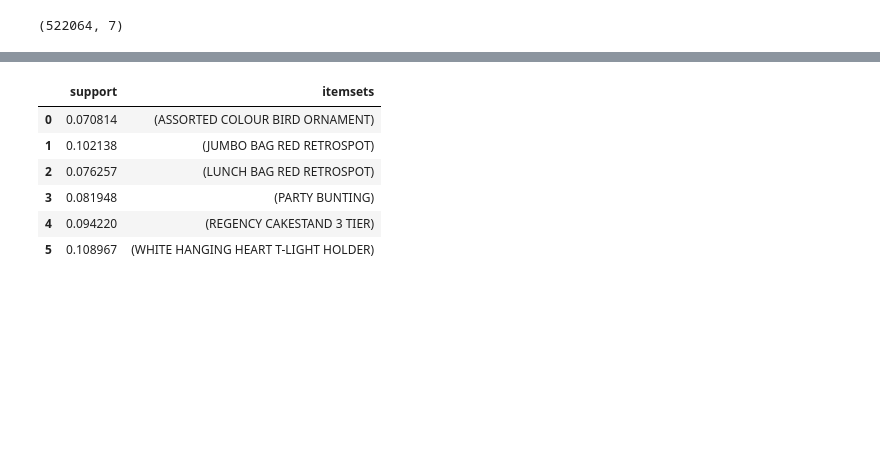
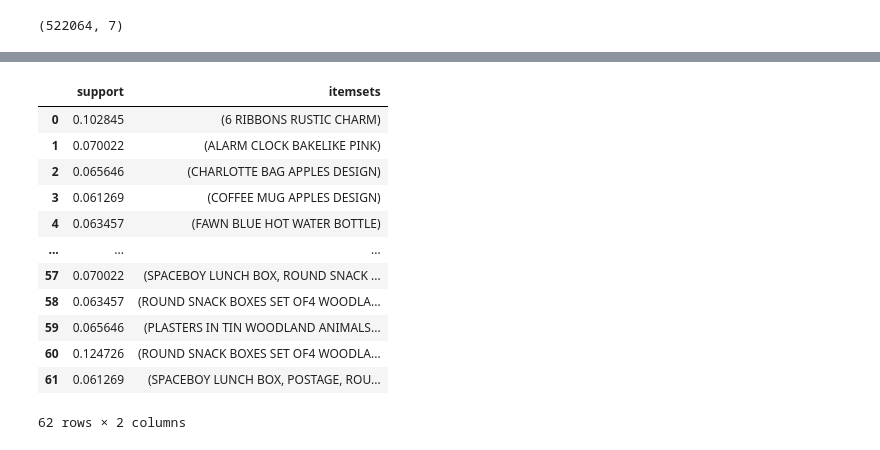
Before and after one commit to zinakhazaee/MachineLearning-UnsupervisedLearning-Association, a Jupyter notebook: AssignmentData.ipynb, the cells around one changed output, grey strips where cells are left out. Cells and saved outputs as stored; diff of their text form; code cells hidden in the pictures; blank space fills up the shorter version.

```diff
--- a/AssignmentData.ipynb
+++ b/AssignmentData.ipynb
@@ -25,5 +61,5 @@ df.shape
 # %%
-basket = (df.groupby(['BillNo','Itemname'])['Quantity']
+basket = (df[df['Country']=='Germany'].groupby(['BillNo','Itemname'])['Quantity']
           .sum().unstack().reset_index().fillna(0)
           .set_index('BillNo')
           )
@@ -51,16 +87,22 @@ def encode_units(x):
     return 1
 # %%
 basket_set = basket.applymap(encode_units)
-frequent_items = apriori(basket_set , min_support= 0.07 , use_colnames= True)
+frequent_items = apriori(basket_set , min_support= 0.06 , use_colnames= True)
 frequent_items
 # %% [output]
 |  | support | itemsets |
-| 0 | 0.070814 | (ASSORTED COLOUR BIRD ORNAMENT) |
-| 1 | 0.102138 | (JUMBO BAG RED RETROSPOT) |
-| 2 | 0.076257 | (LUNCH BAG RED RETROSPOT) |
-| 3 | 0.081948 | (PARTY BUNTING) |
-| 4 | 0.094220 | (REGENCY CAKESTAND 3 TIER) |
-| 5 | 0.108967 | (WHITE HANGING HEART T-LIGHT HOLDER) |
+| 0 | 0.102845 | (6 RIBBONS RUSTIC CHARM) |
+| 1 | 0.070022 | (ALARM CLOCK BAKELIKE PINK) |
+| 2 | 0.065646 | (CHARLOTTE BAG APPLES DESIGN) |
+| 3 | 0.061269 | (COFFEE MUG APPLES DESIGN) |
+| 4 | 0.063457 | (FAWN BLUE HOT WATER BOTTLE) |
+| ... | ... | ... |
+| 57 | 0.070022 | (SPACEBOY LUNCH BOX, ROUND SNACK ... |
+| 58 | 0.063457 | (ROUND SNACK BOXES SET OF4 WOODLA... |
+| 59 | 0.065646 | (PLASTERS IN TIN WOODLAND ANIMALS... |
+| 60 | 0.124726 | (ROUND SNACK BOXES SET OF4 WOODLA... |
+| 61 | 0.061269 | (SPACEBOY LUNCH BOX, POSTAGE, ROU... |
+62 rows × 2 columns
 # %%
 rules = association_rules(frequent_items , metric='lift',min_threshold= 1)
 rules
```
Also changed, not shown: parts of 6 cells of this notebook.
